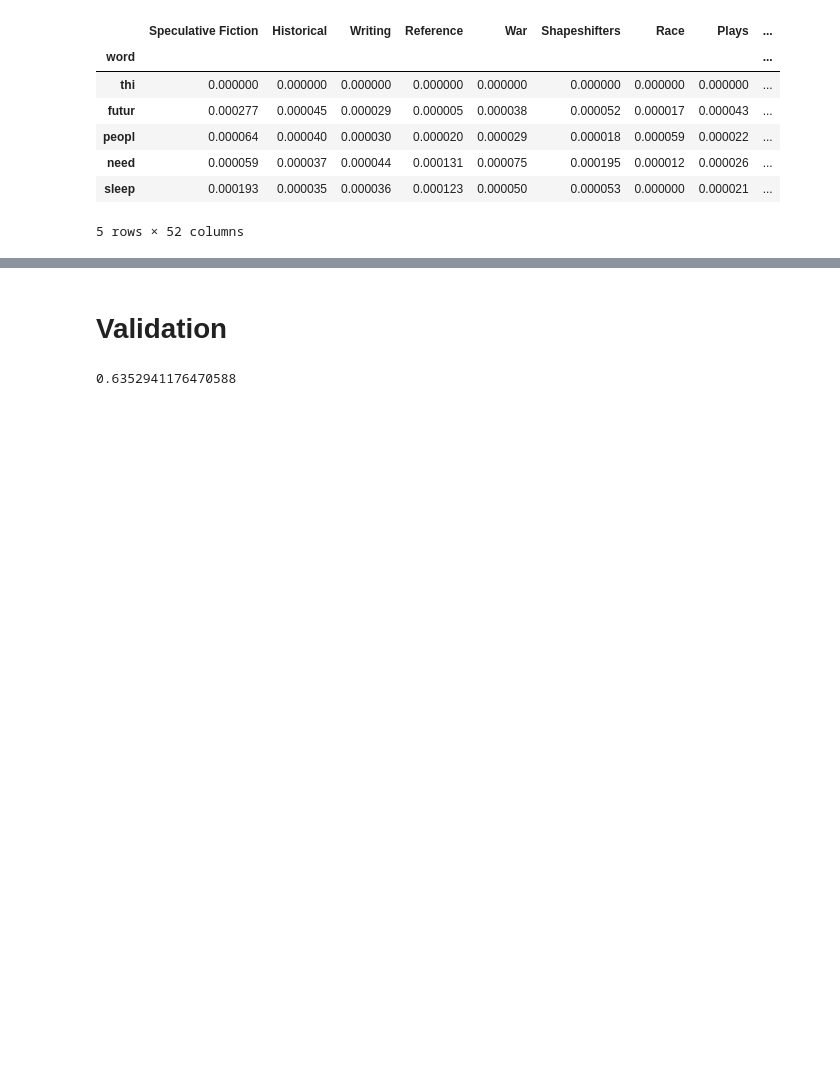
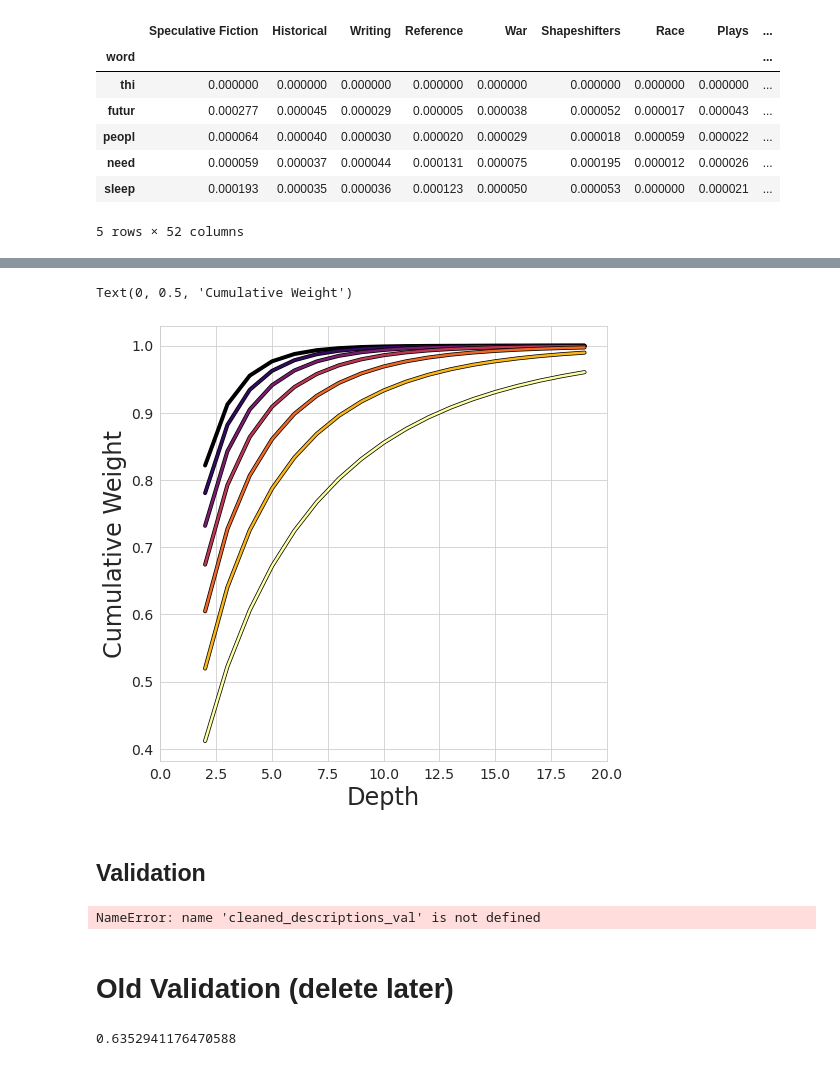
Before and after one commit to adam-broussard/bestreads, a Jupyter notebook: notebooks/2_Analysis_and_Validation.ipynb, the cells around one changed output, grey strips where cells are left out. Saved outputs shown, nothing was run; the diff lists cells and outputs as text; code cells hidden in the pictures; blank space fills up the shorter version.

```diff
--- a/notebooks/2_Analysis_and_Validation.ipynb
+++ b/notebooks/2_Analysis_and_Validation.ipynb
@@ -29,0 +42,54 @@ tf_idf_table.head()
+# %%
+# This function is a hot mess, but it calculates the fraction of the total weight in the RBO
+# that is associated with the first d terms given a choice of 0 < p < 1.  Large values of p
+# will give more weight to terms lower down the list while smaller values weight the top
+# values more heavily.
+
+def rbo_weight(p, d):
+    def sum_series(p, d):
+        # tail recursive helper function
+        def helper(ret, p, d, i):
+            term = math.pow(p, i)/i
+            if d == i:
+                return ret + term
+            return helper(ret + term, p, d, i+1)
+        return helper(0, p, d, 1)
+
+    return (1 - math.pow(p, d-1)
+            + (((1-p)/p) * d *(np.log(1/(1-p))
+                               - sum_series(p, d-1))))
+# %%
+fig = plt.figure(figsize = (8, 8))
+sp = fig.add_subplot(111)
+
+d_grid = np.arange(18)+2
+p_grid = np.arange(0.6, 0.95, 0.05)
+colors = [mpl.cm.inferno(int(place)) for place in np.linspace(0, mpl.cm.inferno.N, len(p_grid))]
+
+for p, color in zip(p_grid, colors):
+    weight_list = []
+    for d in d_grid:
+        weight_list.append(rbo_weight(p,d))
+
+    sp.plot(d_grid, weight_list, color=color,
+            path_effects=[pe.Stroke(linewidth = 4, foreground = 'k'), pe.Normal()],
+            linewidth=2.5)
+
+sp.set_xlim(0, 20)
+sp.set_xlabel('Depth')
+sp.set_ylabel('Cumulative Weight')
+# %% [output]
+Text(0, 0.5, 'Cumulative Weight')
+[figure, added]
+# %% [markdown]
+## Validation
+# %%
+rbo_list = []
+
+temp_descriptions = cleaned_descriptions_val.sample(n=100)
+
+for description in tqdm(temp_descriptions):
+    result = text.query(description, tf_idf_table)
+    rbo_list.append(rbo(result, genre_and_votes_val.filter(like='genre')))
+# %% [output]
+NameError: name 'cleaned_descriptions_val' is not defined
@@ -30,5 +98,5 @@ tf_idf_table.head()
 # %% [markdown]
-# Validation
+# Old Validation (delete later)
 # %%
 # Here, I will pull from the top 5 genres, but this could be modified later
 n=5
```
Also changed, not shown: parts of 3 cells of this notebook.
